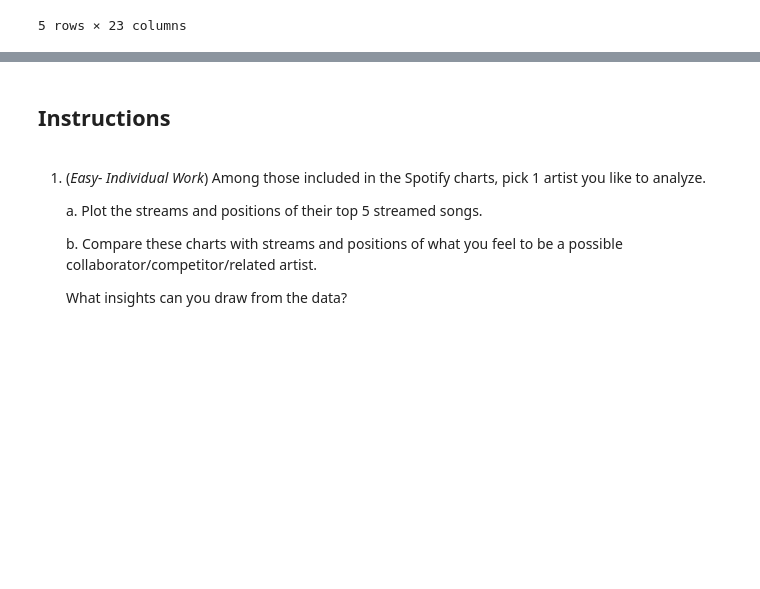
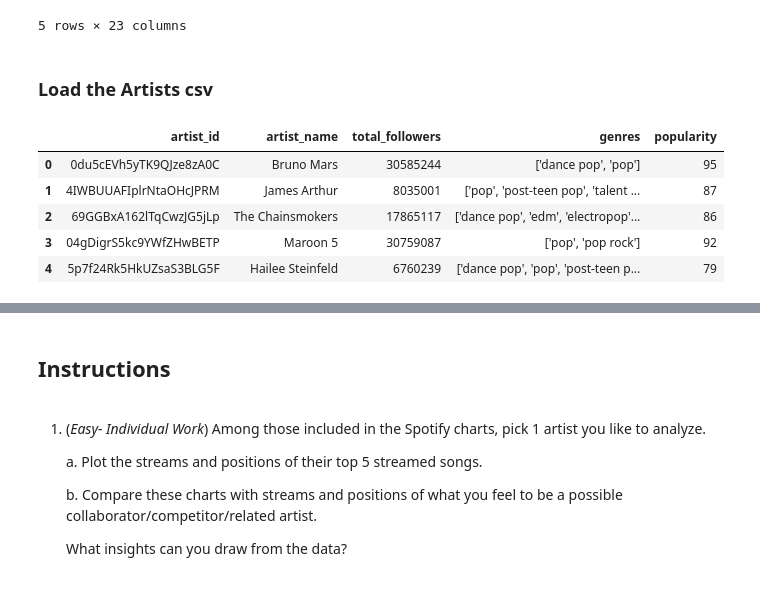
Before and after one commit to wenmi01/dsfc7-sprint02, a Jupyter notebook: notebooks/Rowen_Market_Data_Day04.ipynb, the cells around one changed output, grey strips where cells are left out. Saved outputs shown, nothing was run; the diff lists cells and outputs as text; code cells hidden in the pictures; blank space fills up the shorter version.

Commit message:
Updated processing for df with genres

```diff
--- a/notebooks/Rowen_Market_Data_Day04.ipynb
+++ b/notebooks/Rowen_Market_Data_Day04.ipynb
@@ -48,3 +64,16 @@ df.head()
 | 3 | 2017-01-01 | 4 | 2rizacJSyD9S1IQUxUxnsK | All We Know | The Chainsmokers | 130874 | 69GGBxA162lTqCwzJG5jLp | The Chainsmokers | 0xmaV6EtJ4M3ebZUPRnhyb | 194080 | ... |
 | 4 | 2017-01-01 | 5 | 5MFzQMkrl1FOOng9tq6R9r | Don't Wanna Know | Maroon 5 | 129656 | 04gDigrS5kc9YWfZHwBETP | Maroon 5 | 0fvTn3WXF39kQs9i3bnNpP | 214480 | ... |
 5 rows × 23 columns
+# %% [markdown]
+### Load the Artists csv
+# %%
+# already in the spotify_daily_charts_artists.csv
+df_artists = pd.read_csv("data/spotify_daily_charts_artists.csv")
+df_artists.head()
+# %% [output]
+|  | artist_id | artist_name | total_followers | genres | popularity |
+| 0 | 0du5cEVh5yTK9QJze8zA0C | Bruno Mars | 30585244 | ['dance pop', 'pop'] | 95 |
+| 1 | 4IWBUUAFIplrNtaOHcJPRM | James Arthur | 8035001 | ['pop', 'post-teen pop', 'talent ... | 87 |
+| 2 | 69GGBxA162lTqCwzJG5jLp | The Chainsmokers | 17865117 | ['dance pop', 'edm', 'electropop'... | 86 |
+| 3 | 04gDigrS5kc9YWfZHwBETP | Maroon 5 | 30759087 | ['pop', 'pop rock'] | 92 |
+| 4 | 5p7f24Rk5HkUZsaS3BLG5F | Hailee Steinfeld | 6760239 | ['dance pop', 'pop', 'post-teen p... | 79 |
```
Also changed, not shown: parts of 35 cells of this notebook, 1 other file.
